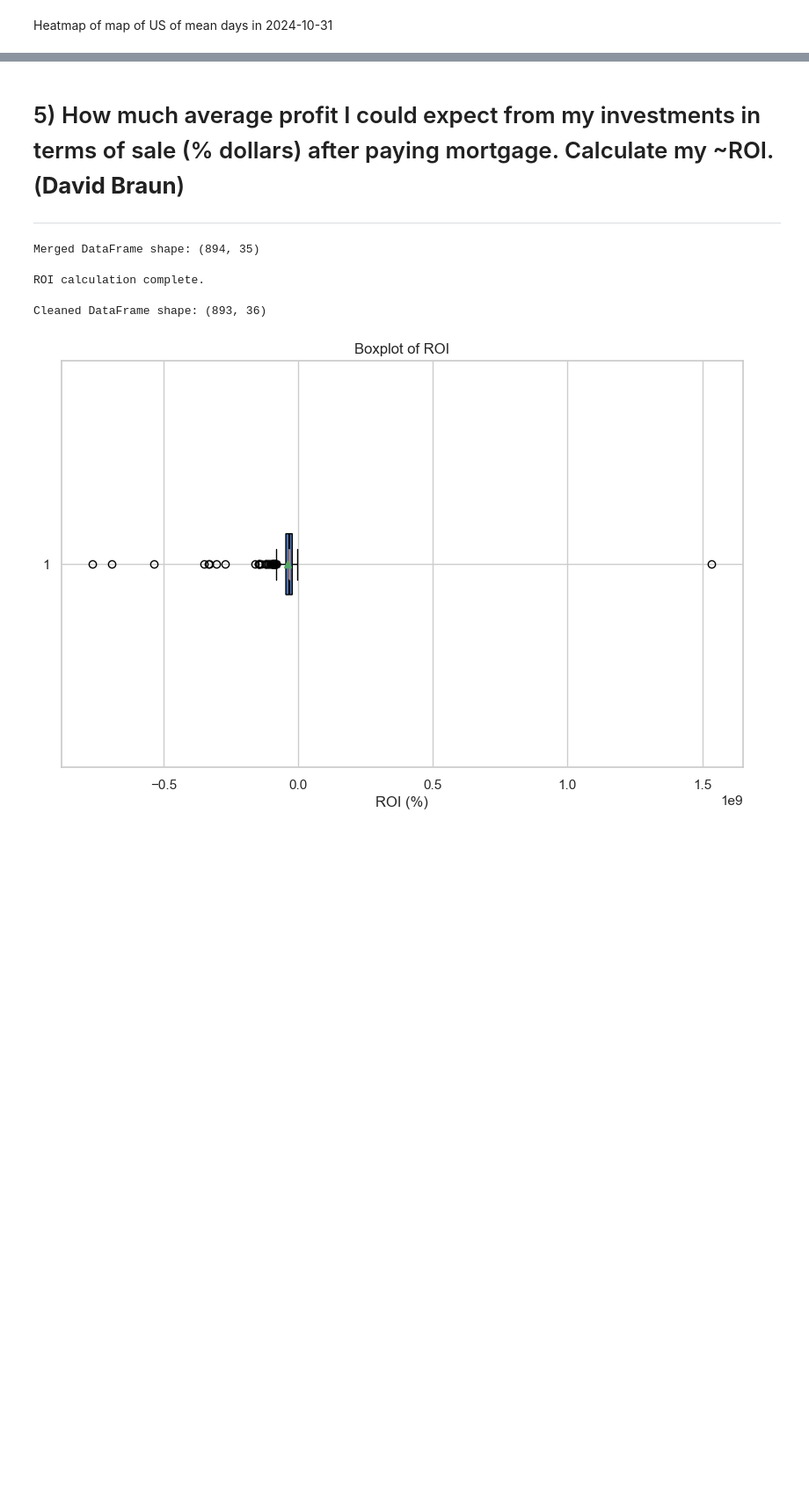
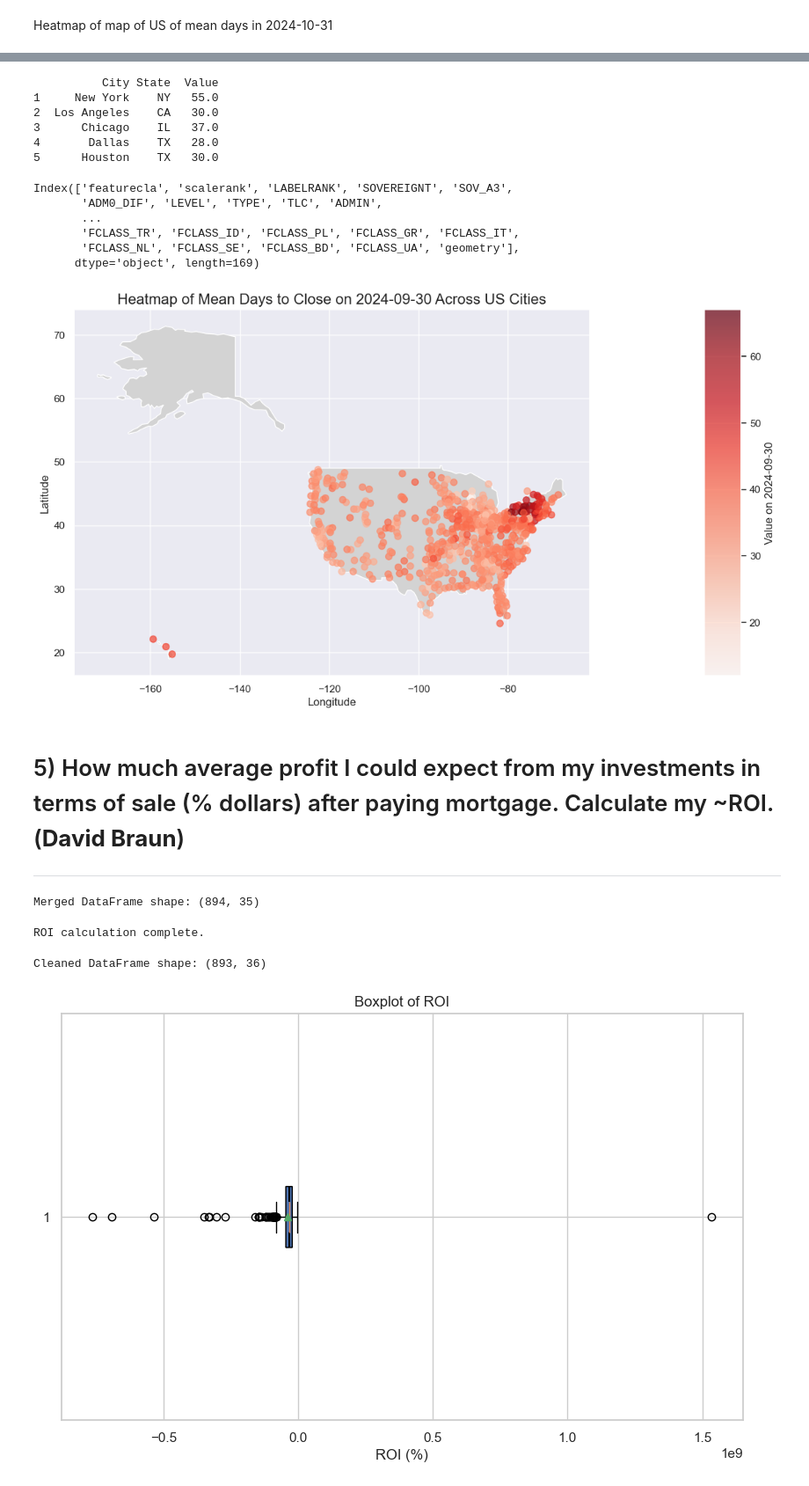
Before and after one commit to DavidBraun777/final-group-project-seis-631, a Jupyter notebook: Final_Project_SEIS631.ipynb, the cells around one changed output, grey strips where cells are left out. Shown at 88% size. Saved outputs shown, nothing was run; the diff lists cells and outputs as text; code cells hidden in the pictures; blank space fills up the shorter version.

```diff
--- a/Final_Project_SEIS631.ipynb
+++ b/Final_Project_SEIS631.ipynb
@@ -1586,7 +1674,7 @@ from matplotlib.colors import Normalize
 from mpl_toolkits.axes_grid1 import make_axes_locatable
 
 
-file_path = 'Metro_mean_days_to_close_uc_sfrcondo_sm_month.csv'  # Update the path if needed
+file_path = './datasets/Metro_mean_days_to_close_uc_sfrcondo_sm_month.csv'  # Update the path if needed
 data = pd.read_csv(file_path)[1:]
 # print(data.head())
 data['City'] = data['RegionName'].apply(lambda x:x.split(",")[0])
@@ -1613,7 +1701,7 @@ for idx, row in tqdm(data.iterrows(), total=data.shape[0], desc="Geocoding"):
 data = data.dropna(subset=['Latitude', 'Longitude'])
 
 
-shapefile_path = '110m_cultural/ne_110m_admin_0_countries.shp'
+shapefile_path = './datasets/110m_cultural/ne_110m_admin_0_countries.shp'
 
 
 usa = gpd.read_file(shapefile_path)
@@ -1628,35 +1716,49 @@ gdf = gpd.GeoDataFrame(
     geometry=gpd.points_from_xy(data['Longitude'], data['Latitude']),
     crs="EPSG:4326"
 )
 
 
 fig, ax = plt.subplots(1, 1, figsize=(15, 10))
 usa.plot(ax=ax, color='lightgrey')
 
 
 norm = Normalize(vmin=data['Value'].min(), vmax=data['Value'].max())
 scatter = ax.scatter(
     data['Longitude'],
     data['Latitude'],
     c=data['Value'],
     cmap='Reds',
     norm=norm,
     s=50,
     alpha=0.7
 )
 
 
 divider = make_axes_locatable(ax)
 cax = divider.append_axes("right", size="5%", pad=0.1)
 cbar = plt.colorbar(scatter, cax=cax)
-cbar.set_label('Value on 3/31/2018', fontsize=12)
+cbar.set_label('Value on 2024-09-30', fontsize=12)
 
 
-ax.set_title('Heatmap of Values on 3/31/2018 Across US Cities', fontsize=16)
+ax.set_title('Heatmap of Mean Days to Close on 2024-09-30 Across US Cities', fontsize=16)
 ax.set_xlabel('Longitude')
 ax.set_ylabel('Latitude')
 
 plt.show()
+# %% [output]
+          City State  Value
+1     New York    NY   55.0
+2  Los Angeles    CA   30.0
+3      Chicago    IL   37.0
+4       Dallas    TX   28.0
+5      Houston    TX   30.0
+Index(['featurecla', 'scalerank', 'LABELRANK', 'SOVEREIGNT', 'SOV_A3',
+       'ADM0_DIF', 'LEVEL', 'TYPE', 'TLC', 'ADMIN',
+       ...
+       'FCLASS_TR', 'FCLASS_ID', 'FCLASS_PL', 'FCLASS_GR', 'FCLASS_IT',
+       'FCLASS_NL', 'FCLASS_SE', 'FCLASS_BD', 'FCLASS_UA', 'geometry'],
+      dtype='object', length=169)
+[figure, added]
 # %% [markdown]
 # 5) How much average profit I could expect from my investments in terms of sale (% dollars) after paying mortgage. Calculate my ~ROI. (**David Braun**)
 ---
```
Also changed, not shown: parts of 15 cells of this notebook.
